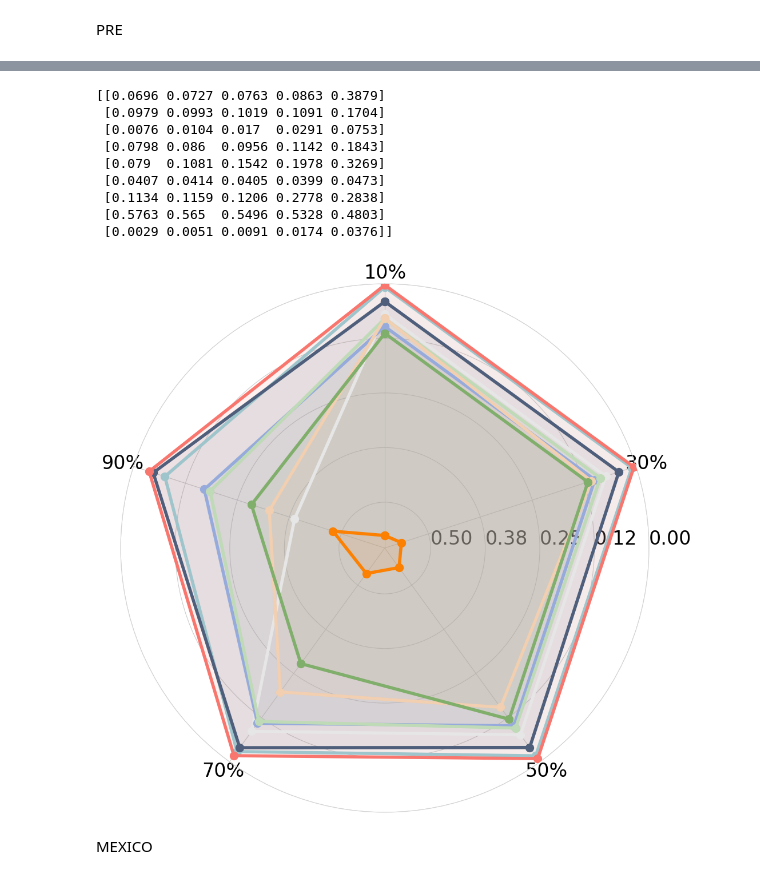
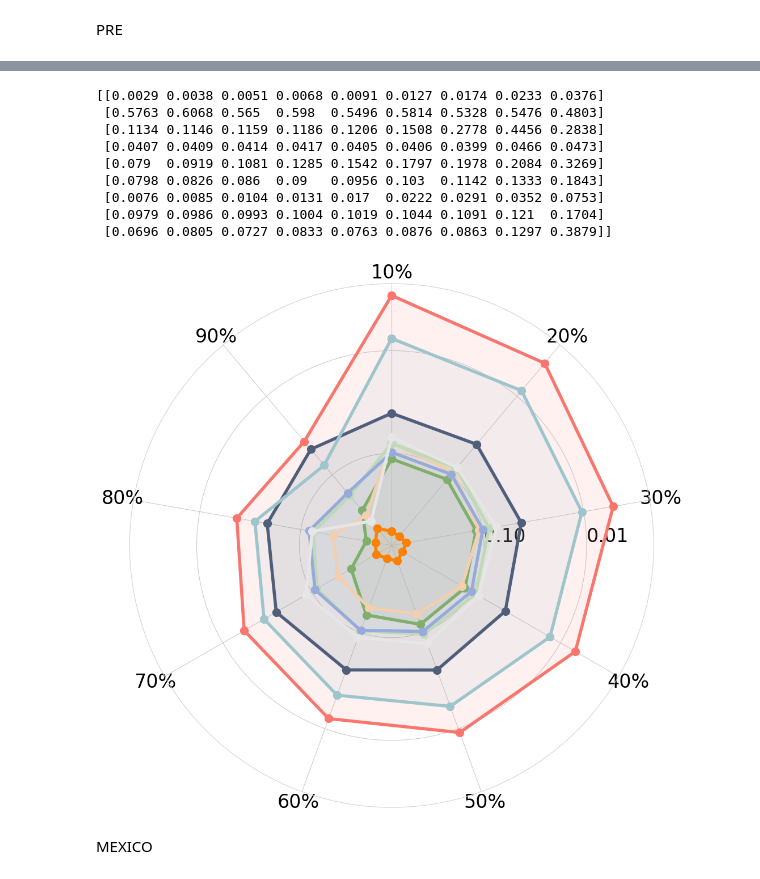
Before and after one commit to YangLabHKUST/STIMP, a Jupyter notebook: visualization/overall_performance.ipynb, the cells around one changed output, grey strips where cells are left out. Cells and saved outputs as stored; diff of their text form; code cells hidden in the pictures.

```diff
--- a/visualization/overall_performance.ipynb
+++ b/visualization/overall_performance.ipynb
@@ -143,19 +90,17 @@ import requests
 sns.set_style("white")
 
 methods = ["Our", "DINEOF", "CSDI",  "ImputeFormer", "Inpainter", "Lin-ITP", "MAE", "Slide Window", "TRMF"]
-methods = methods[::-1]
-metrics = ["10%", "30%", "50%", "70%", "90%"]
+metrics = ["10%", "20%", "30%", "40%", "50%", "60%", "70%", "80%", "90%"]
 value = np.array([
-                  [0.0029, 0.0051, 0.0091, 0.0174, 0.0376],
-                  [0.5763, 0.5650, 0.5496, 0.5328, 0.4803],
-                  [0.1134, 0.1159, 0.1206, 0.2778, 0.2838],
-                  [0.0407, 0.0414, 0.0405, 0.0399, 0.0473],
-                  [0.0790, 0.1081, 0.1542, 0.1978, 0.3269],
-                  [0.0798, 0.0860, 0.0956, 0.1142, 0.1843],
-                  [0.0076, 0.0104, 0.0170, 0.0291, 0.0753],
-                  [0.0979, 0.0993, 0.1019, 0.1091, 0.1704],
-                  [0.0696, 0.0727, 0.0763, 0.0863, 0.3879]])
-value = value[::-1]
+                  [0.0029, 0.0038, 0.0051, 0.0068, 0.0091, 0.0127, 0.0174, 0.0233, 0.0376],
+                  [0.5763, 0.6068, 0.5650, 0.5980, 0.5496, 0.5814, 0.5328, 0.5476, 0.4803],
+                  [0.1134, 0.1146, 0.1159, 0.1186, 0.1206, 0.1508, 0.2778, 0.4456, 0.2838],
+                  [0.0407, 0.0409, 0.0414, 0.0417, 0.0405, 0.0406, 0.0399, 0.0466, 0.0473],
+                  [0.0790, 0.0919, 0.1081, 0.1285, 0.1542, 0.1797, 0.1978, 0.2084, 0.3269],
+                  [0.0798, 0.0826, 0.0860, 0.0900, 0.0956, 0.1030, 0.1142, 0.1333, 0.1843],
+                  [0.0076, 0.0085, 0.0104, 0.0131, 0.0170, 0.0222, 0.0291, 0.0352, 0.0753],
+                  [0.0979, 0.0986, 0.0993, 0.1004, 0.1019, 0.1044, 0.1091, 0.1210, 0.1704],
+                  [0.0696, 0.0805, 0.0727, 0.0833, 0.0763, 0.0876, 0.0863, 0.1297, 0.3879]])
 print(value)
 
 
@@ -170,46 +115,48 @@ def plot_radar_chart(data, methods, title, metrics):
     ax.set_title(title, y=1.15, fontsize=20)
     ax.set_theta_zero_location("N")
     ax.set_theta_direction(-1)
     ax.set_rlabel_position(90)
 
     ax.spines["polar"].set_zorder(1)
     ax.spines["polar"].set_color("lightgrey")
 
-    color_palette = ["#F8766D", "#FC8002","#80AE6B", "#4E5E7B",  "#F1CFB0", "#BFDAB6", "#9EC5CC", "#96ABDC","#E7E6E6"][::-1]
+    color_palette = ["#F8766D", "#FC8002","#80AE6B", "#4E5E7B",  "#F1CFB0", "#BFDAB6", "#9EC5CC", "#96ABDC","#E7E6E6"]
     # color_palette = sns.color_palette()[:8]
 
 
     for i in range(data.shape[0]):
         values = data[i]
         values = np.concatenate([values, values[0][np.newaxis]], 0)
         ax.plot(theta, values, linewidth=4, linestyle="solid", label=methods[i], marker='o', markersize=10,color=color_palette[i%len(color_palette)])
         ax.fill(theta, values, alpha=0.10, color=color_palette[i % len(color_palette)])
 
+    plt.yticks([0.6, 0.02, 0], color="black", size=24)
+    plt.xticks(theta[:-1], metrics, color="black", size=24)
+    # plt.yscale("log")
+    ax.set_yscale("log")
 
-    plt.yticks(np.linspace(0.5, 0, 5), np.linspace(0.5, 0, 5).tolist(), color="black", size=24)
-    plt.xticks(theta[:-1], metrics, color="black", size=24)
     ax.yaxis.set_inverted(True)
     ax.yaxis.set_major_formatter(mtick.FormatStrFormatter('%.2f'))
     # plt.legend(loc="upper right", bbox_to_anchor=(1.3, 1.1))
     # plt.legend(loc="upper right", bbox_to_anchor=(1.05,1.05))
 
     return fig
 
 
 # Plot
 fig = plot_radar_chart(value, methods, title="", metrics=metrics)
 plt.show()
 # %% [output]
-[[0.0696 0.0727 0.0763 0.0863 0.3879]
- [0.0979 0.0993 0.1019 0.1091 0.1704]
- [0.0076 0.0104 0.017  0.0291 0.0753]
- [0.0798 0.086  0.0956 0.1142 0.1843]
- [0.079  0.1081 0.1542 0.1978 0.3269]
- [0.0407 0.0414 0.0405 0.0399 0.0473]
- [0.1134 0.1159 0.1206 0.2778 0.2838]
- [0.5763 0.565  0.5496 0.5328 0.4803]
- [0.0029 0.0051 0.0091 0.0174 0.0376]]
+[[0.0029 0.0038 0.0051 0.0068 0.0091 0.0127 0.0174 0.0233 0.0376]
+ [0.5763 0.6068 0.565  0.598  0.5496 0.5814 0.5328 0.5476 0.4803]
+ [0.1134 0.1146 0.1159 0.1186 0.1206 0.1508 0.2778 0.4456 0.2838]
+ [0.0407 0.0409 0.0414 0.0417 0.0405 0.0406 0.0399 0.0466 0.0473]
+ [0.079  0.0919 0.1081 0.1285 0.1542 0.1797 0.1978 0.2084 0.3269]
+ [0.0798 0.0826 0.086  0.09   0.0956 0.103  0.1142 0.1333 0.1843]
+ [0.0076 0.0085 0.0104 0.0131 0.017  0.0222 0.0291 0.0352 0.0753]
+ [0.0979 0.0986 0.0993 0.1004 0.1019 0.1044 0.1091 0.121  0.1704]
+ [0.0696 0.0805 0.0727 0.0833 0.0763 0.0876 0.0863 0.1297 0.3879]]
-[figure, old version]
+[figure, new version]
 # %% [markdown]
 MEXICO
 # %%
```
Also changed, not shown: parts of 11 cells of this notebook.
